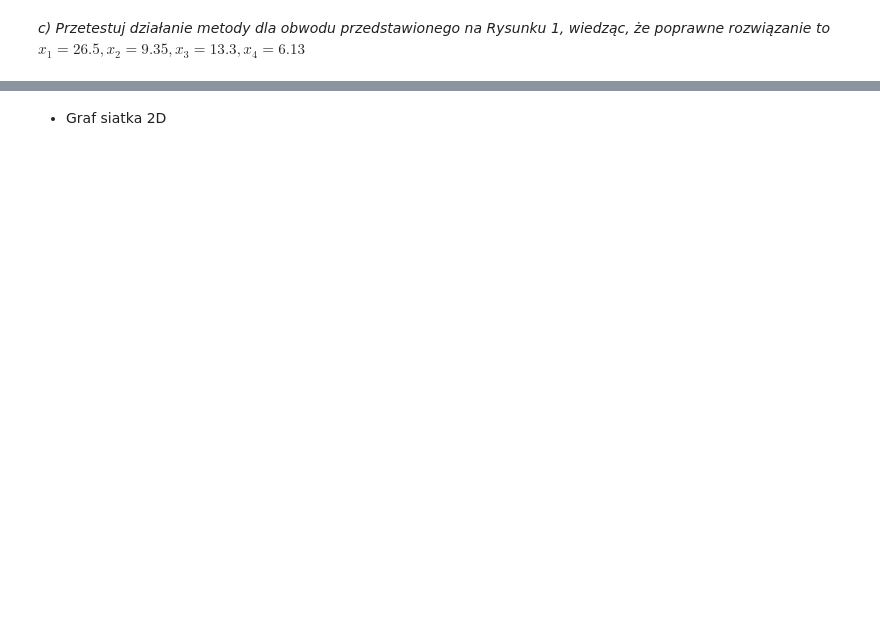
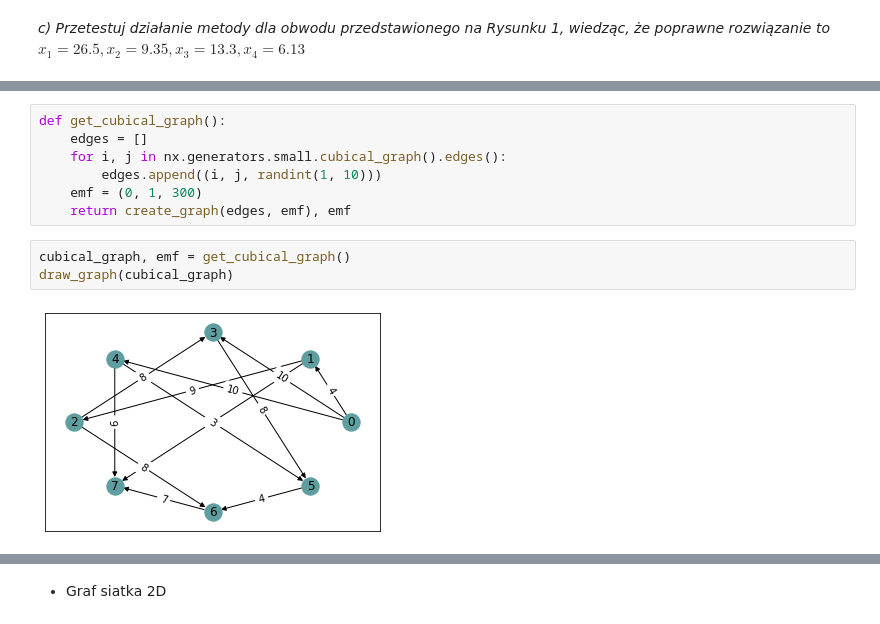
Before and after one commit to mhawryluk/mownit, a Jupyter notebook: lab7/lab7.ipynb, the cells around one changed output, grey strips where cells are left out. Cells and saved outputs as stored; diff of their text form; blank space fills up the shorter version.

```diff
--- a/lab7/lab7.ipynb
+++ b/lab7/lab7.ipynb
@@ -349,0 +434,12 @@ Singular matrix
+# %%
+def get_cubical_graph():
+    edges = []
+    for i, j in nx.generators.small.cubical_graph().edges():
+        edges.append((i, j, randint(1, 10)))
+    emf = (0, 1, 300)
+    return create_graph(edges, emf), emf
+# %%
+cubical_graph, emf = get_cubical_graph()
+draw_graph(cubical_graph)
+# %% [output]
+[figure, added]
```
Also changed, not shown: parts of 48 cells of this notebook.
